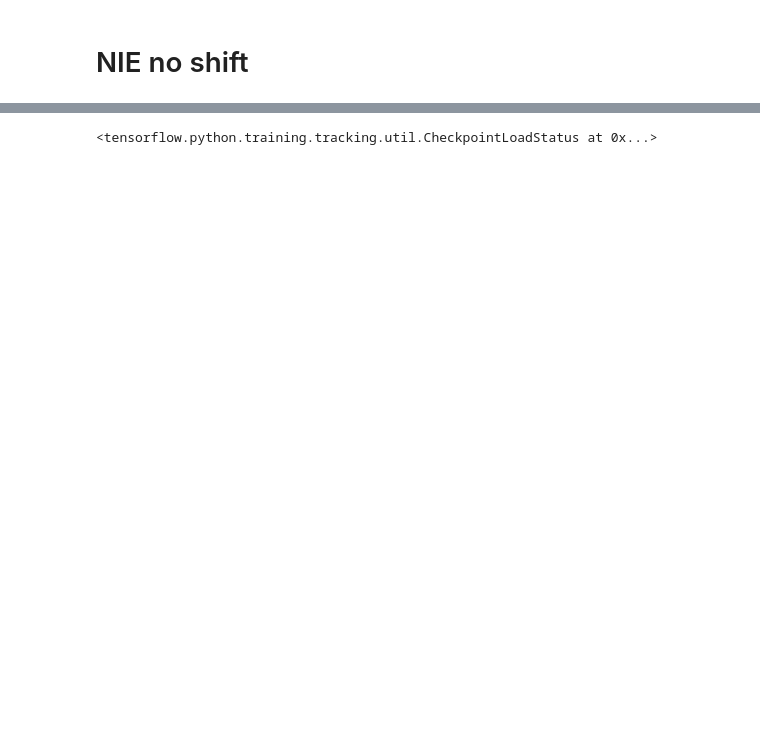
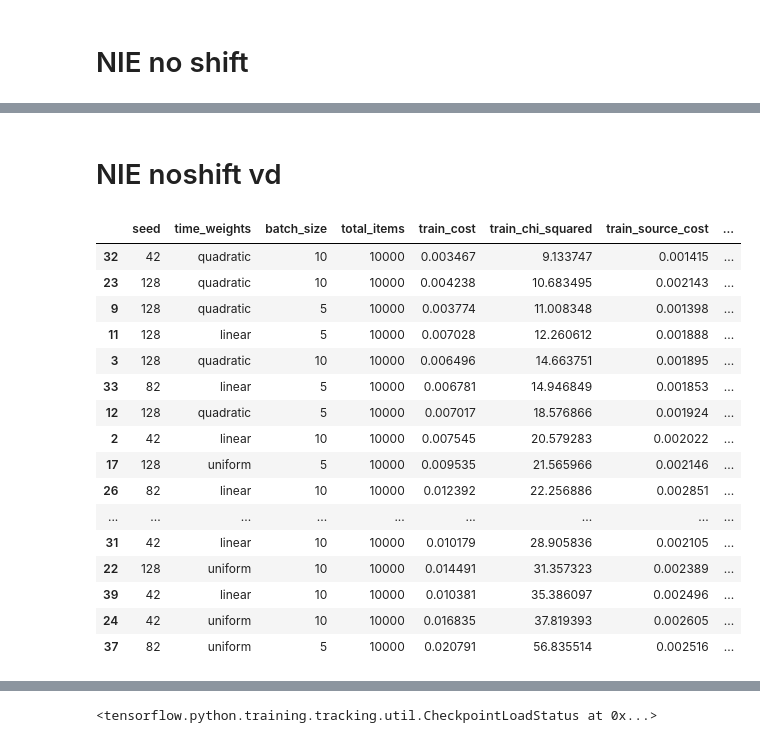
Before and after one commit to AlexandreAdam/Censai, a Jupyter notebook: notebooks/scale_complexity_experiment.ipynb, the cells around one changed output, grey strips where cells are left out. Drawn from its saved outputs; the diff is of its cells as text; code cells hidden in the pictures; blank space fills up the shorter version.

```diff
--- a/notebooks/scale_complexity_experiment.ipynb
+++ b/notebooks/scale_complexity_experiment.ipynb
@@ -16,7 +16,7 @@ import math, json
 pd.set_option('display.max_rows', 500)
 pd.set_option('display.max_columns', 500)
 pd.set_option('display.width', 2000)
-pd.set_option('display.max_colwidth', 100)
+pd.set_option('display.max_colwidth', 200)
 
 result_dir = os.path.join(os.getenv("CENSAI_PATH"), "results")
 data_path = os.path.join(os.getenv("CENSAI_PATH"), "data")
@@ -55,3 +55,38 @@ hparams[["seed", "shift", "batch_size", "total_items", "train_cost", "train_chi_
 | 23 | 142 | False | 2 | 100 | 0.053191 | 744.968700 | 0.051080 | RIMDU512_k128_NIEns_023_TI100_142... |
 | 9 | 42 | False | 1 | 10 | 0.058445 | 793.562500 | 0.032509 | RIMDU512_k128_NIEns_009_TI10_42_B... |
 | 15 | 142 | True | 2 | 1000 | 0.057584 | 961.185670 | 0.053108 | RIMDU512_k128_NIEs_015_TI1000_142... |
+# %% [markdown]
+# NIE noshift vd
+# %%
+hparams = pd.read_csv(os.path.join(result_dir, "RIMSU512_k128_NIE2nsvdO.csv"), index_col=0)
+# hparams2 = pd.read_csv(os.path.join(result_dir, "RIMDU512_k128_NIE2ns.csv"), index_col=0)
+# hparamsDUNS = pd.read_csv(os.path.join(result_dir, "RIMDU512_k128_NIE2nsvdO.csv"), index_col=0)
+# hparamsSUS  = pd.read_csv(os.path.join(result_dir, "RIMSU512_k128_NIEs.csv"), index_col=0)
+# hparamsDUS  = pd.read_csv(os.path.join(result_dir, "RIMDU512_k128_NIEs.csv"), index_col=0)
+
+columns = ["seed", "batch_size", "total_items", "train_cost", "train_chi_squared", "best_score", "experiment_id"]
+# hparams = pd.concat([df[columns] for df in [hparams1, hparams2]])
+# hparams["shift"] = ["ns" not in experiment_id for experiment_id in hparams["experiment_id"]]
+
+# histories = {}
+# for file in hparams["experiment_id"]:
+#     histories.update({file: pd.read_csv(os.path.join(result_dir, file + ".csv"), index_col=0).to_dict()})
+hparams[["seed", "time_weights", "batch_size", "total_items", "train_cost", "train_chi_squared", "train_source_cost", "train_kappa_cost", "experiment_id"]].sort_values(by="train_chi_squared")
+# %% [output]
+|  | seed | time_weights | batch_size | total_items | train_cost | train_chi_squared | train_source_cost | ... |
+| 32 | 42 | quadratic | 10 | 10000 | 0.003467 | 9.133747 | 0.001415 | ... |
+| 23 | 128 | quadratic | 10 | 10000 | 0.004238 | 10.683495 | 0.002143 | ... |
+| 9 | 128 | quadratic | 5 | 10000 | 0.003774 | 11.008348 | 0.001398 | ... |
+| 11 | 128 | linear | 5 | 10000 | 0.007028 | 12.260612 | 0.001888 | ... |
+| 3 | 128 | quadratic | 10 | 10000 | 0.006496 | 14.663751 | 0.001895 | ... |
+| 33 | 82 | linear | 5 | 10000 | 0.006781 | 14.946849 | 0.001853 | ... |
+| 12 | 128 | quadratic | 5 | 10000 | 0.007017 | 18.576866 | 0.001924 | ... |
+| 2 | 42 | linear | 10 | 10000 | 0.007545 | 20.579283 | 0.002022 | ... |
+| 17 | 128 | uniform | 5 | 10000 | 0.009535 | 21.565966 | 0.002146 | ... |
+| 26 | 82 | linear | 10 | 10000 | 0.012392 | 22.256886 | 0.002851 | ... |
+| ... | ... | ... | ... | ... | ... | ... | ... | ... |
+| 31 | 42 | linear | 10 | 10000 | 0.010179 | 28.905836 | 0.002105 | ... |
+| 22 | 128 | uniform | 10 | 10000 | 0.014491 | 31.357323 | 0.002389 | ... |
+| 39 | 42 | linear | 10 | 10000 | 0.010381 | 35.386097 | 0.002496 | ... |
+| 24 | 42 | uniform | 10 | 10000 | 0.016835 | 37.819393 | 0.002605 | ... |
+| 37 | 82 | uniform | 5 | 10000 | 0.020791 | 56.835514 | 0.002516 | ... |
```
Also changed, not shown: parts of 4 cells of this notebook, 4 other files.
